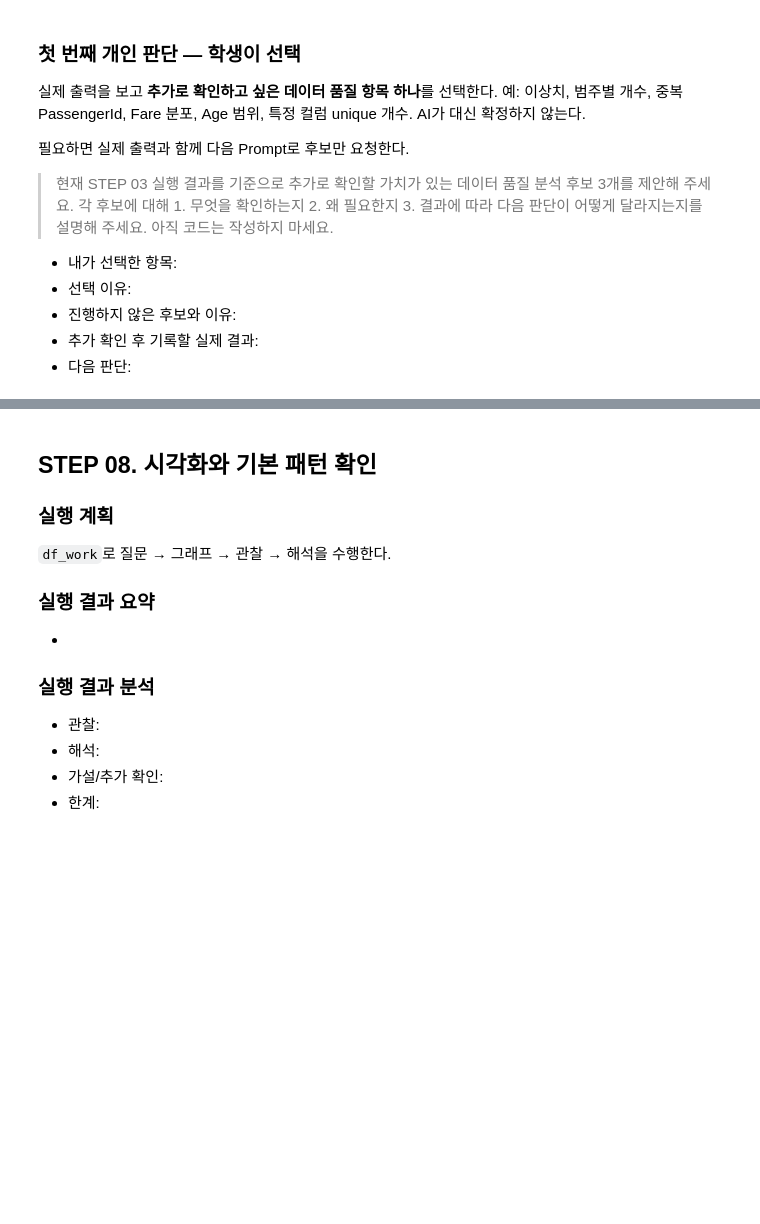
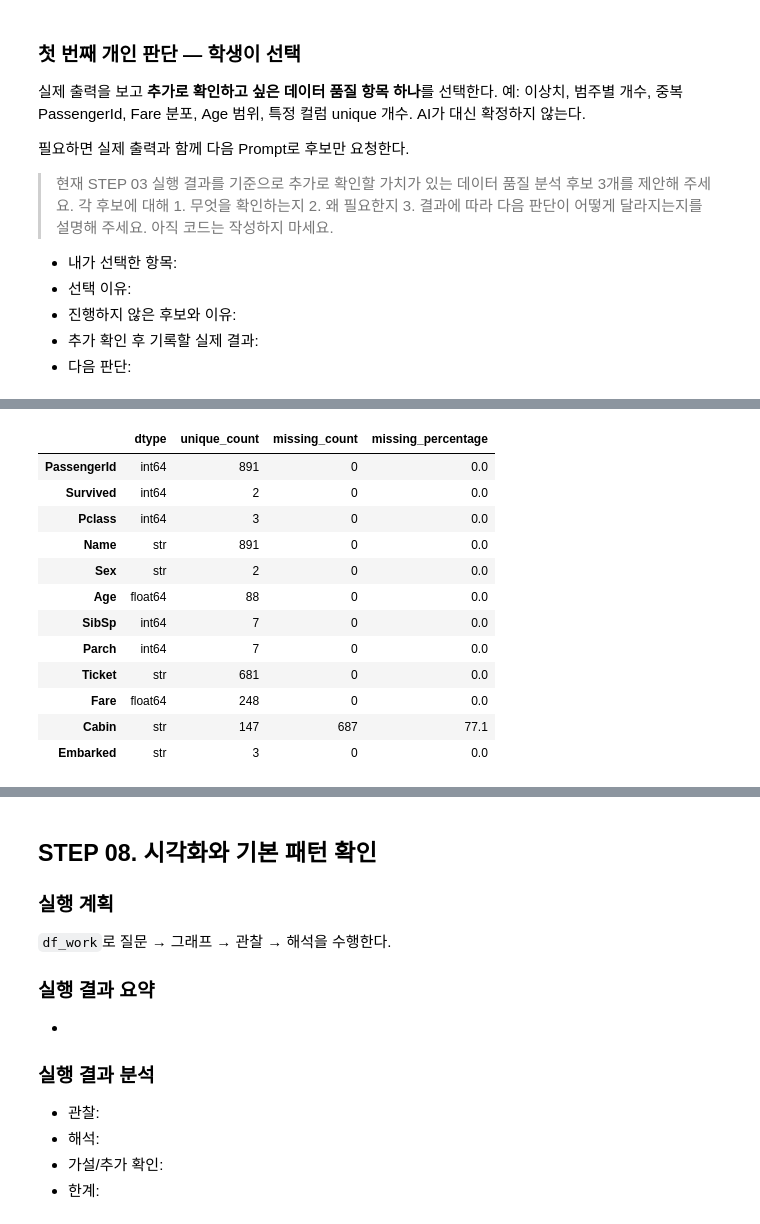
Before and after one commit to GilbertMoon/llm-data-analysis-course, a Jupyter notebook: notebooks/titanic_ai_analysis.ipynb, the cells around one changed output, grey strips where cells are left out. Cells and saved outputs as stored; diff of their text form; code cells hidden in the pictures; blank space fills up the shorter version.

```diff
--- a/notebooks/titanic_ai_analysis.ipynb
+++ b/notebooks/titanic_ai_analysis.ipynb
@@ -338,3 +478,23 @@ Text summary:
 # %%
-# STEP 06
-# 상세 실습 가이드를 확인한 뒤, 이 STEP에 필요한 최소 코드만 작성하세요.
+# 모든 컬럼의 역할을 검토할 근거를 봅니다. df_work를 다시 만들지 않습니다.
+column_review = pd.DataFrame({
+    "dtype": df_work.dtypes.astype(str),
+    "unique_count": df_work.nunique(dropna=True),
+    "missing_count": df_work.isna().sum(),
+    "missing_percentage": df_work.isna().mean().mul(100).round(2),
+})
+display(column_review)
+# %% [output]
+|  | dtype | unique_count | missing_count | missing_percentage |
+| PassengerId | int64 | 891 | 0 | 0.0 |
+| Survived | int64 | 2 | 0 | 0.0 |
+| Pclass | int64 | 3 | 0 | 0.0 |
+| Name | str | 891 | 0 | 0.0 |
+| Sex | str | 2 | 0 | 0.0 |
+| Age | float64 | 88 | 0 | 0.0 |
+| SibSp | int64 | 7 | 0 | 0.0 |
+| Parch | int64 | 7 | 0 | 0.0 |
+| Ticket | str | 681 | 0 | 0.0 |
+| Fare | float64 | 248 | 0 | 0.0 |
+| Cabin | str | 147 | 687 | 77.1 |
+| Embarked | str | 3 | 0 | 0.0 |
```
Also changed, not shown: parts of 23 cells of this notebook, 1 other file.
